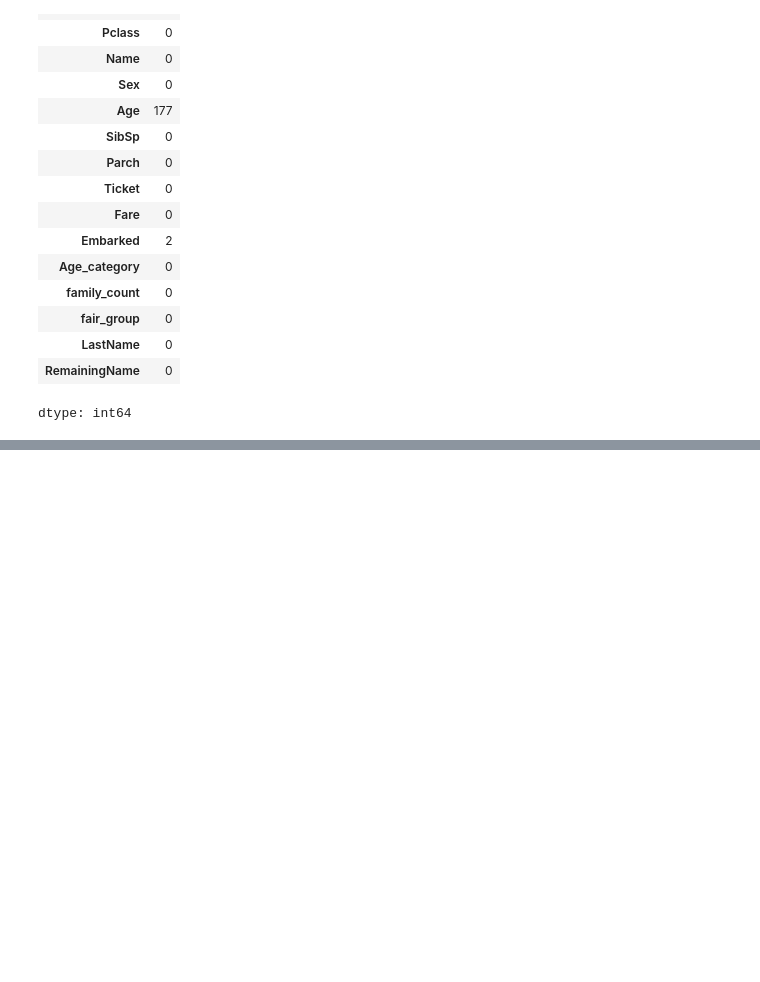
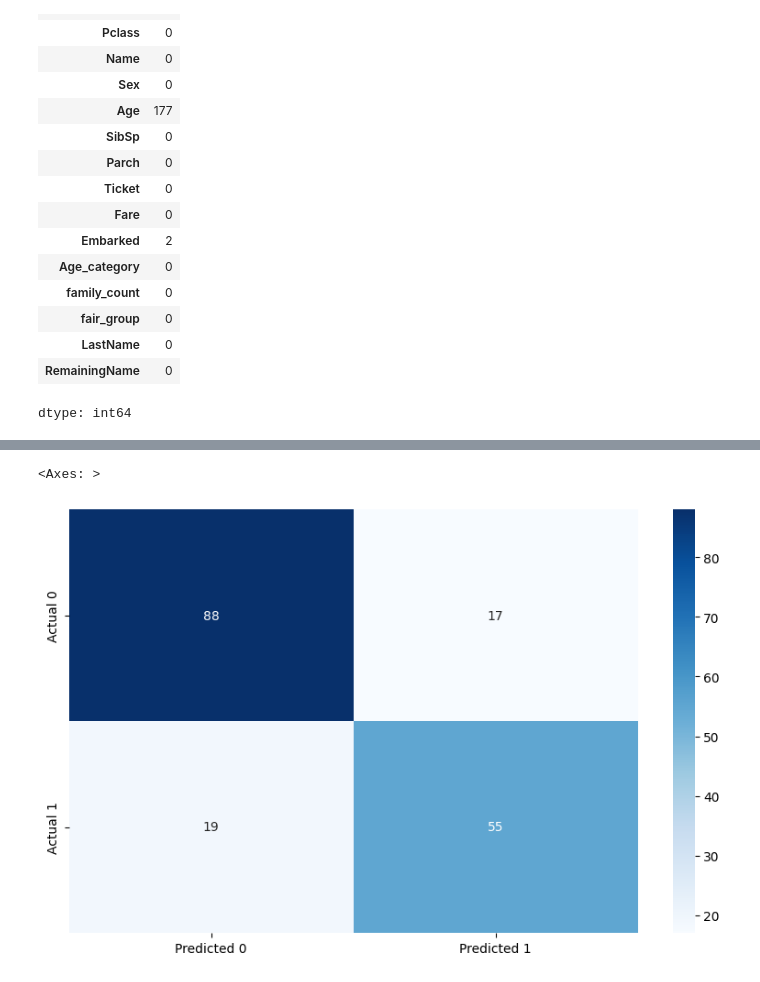
Before and after one commit to Edwinshajan2006/data-science-, a Jupyter notebook: machine_learning_.ipynb, the cells around one changed output, grey strips where cells are left out. Cells and saved outputs as stored; diff of their text form; code cells hidden in the pictures; blank space fills up the shorter version.

```diff
--- a/machine_learning_.ipynb
+++ b/machine_learning_.ipynb
@@ -327,0 +406,3 @@ df[numeric_columns]=imputer.fit_transform(df[numeric_columns])
+# %%
+x=df.drop('Survived',axis=1)
+y=df['Survived']
@@ -327,0 +442,7 @@ df[numeric_columns]=imputer.fit_transform(df[numeric_columns])
+# %%
+from sklearn.model_selection import train_test_split
+x_train,x_test,y_train,y_test=train_test_split(x,y,test_size=0.2,random_state=42)
+# %%
+from sklearn.linear_model import LogisticRegression
+model=LogisticRegression()
+model.fit(x_train,y_train)
@@ -327,0 +473,6 @@ df[numeric_columns]=imputer.fit_transform(df[numeric_columns])
+# %%
+from sklearn.metrics import classification_report,confusion_matrix
+prediction = model.predict(x_test)
+print(classification_report(y_test,prediction))
+cm = confusion_matrix(y_test,prediction)
+print(cm)
@@ -327,0 +491,13 @@ df[numeric_columns]=imputer.fit_transform(df[numeric_columns])
+# %%
+plt.figure(figsize=(10,6))
+sns.heatmap(
+    cm,
+    annot=True,
+    fmt='d',
+    cmap='Blues',
+    xticklabels=['Predicted 0','Predicted 1'],
+    yticklabels=['Actual 0','Actual 1']
+)
+# %% [output]
+<Axes: >
+[figure, added]
```
Also changed, not shown: parts of 15 cells of this notebook.
